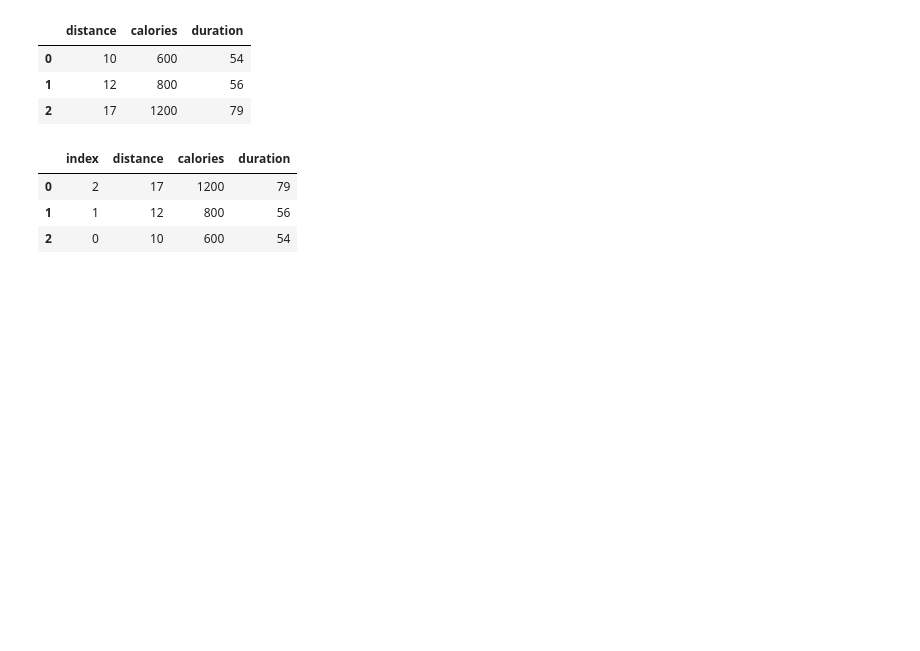
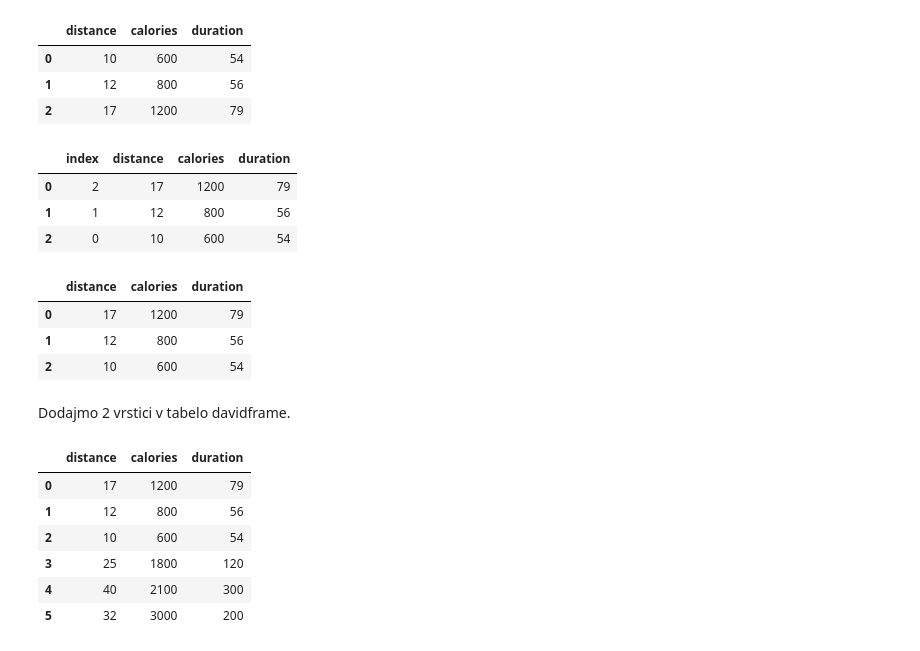
Before and after one commit to MartinZust123/Analysis-of-data-about-Kibergrad, a Jupyter notebook: Priloge/Kibergrad_analiza.ipynb, the cells around one changed output. Drawn from its saved outputs; the diff is of its cells as text; code cells hidden in the pictures; blank space fills up the shorter version.

```diff
--- a/Priloge/Kibergrad_analiza.ipynb
+++ b/Priloge/Kibergrad_analiza.ipynb
@@ -670,3 +670,26 @@ davidframe
 | 2 | 0 | 10 | 600 | 54 |
 # %%
 davidframe.drop(columns=["index"], inplace=True)
+# %%
+davidframe
+# %% [output]
+|  | distance | calories | duration |
+| 0 | 17 | 1200 | 79 |
+| 1 | 12 | 800 | 56 |
+| 2 | 10 | 600 | 54 |
+# %% [markdown]
+Dodajmo 2 vrstici v tabelo davidframe.
+# %%
+davidframe1 = pd.DataFrame({"distance": [25,40,32], "calories":[1800,2100,3000],"duration":[120,300,200]})
+# %%
+davidframe = pd.concat([davidframe, davidframe1], ignore_index=True)
+# %%
+davidframe
+# %% [output]
+|  | distance | calories | duration |
+| 0 | 17 | 1200 | 79 |
+| 1 | 12 | 800 | 56 |
+| 2 | 10 | 600 | 54 |
+| 3 | 25 | 1800 | 120 |
+| 4 | 40 | 2100 | 300 |
+| 5 | 32 | 3000 | 200 |
```
